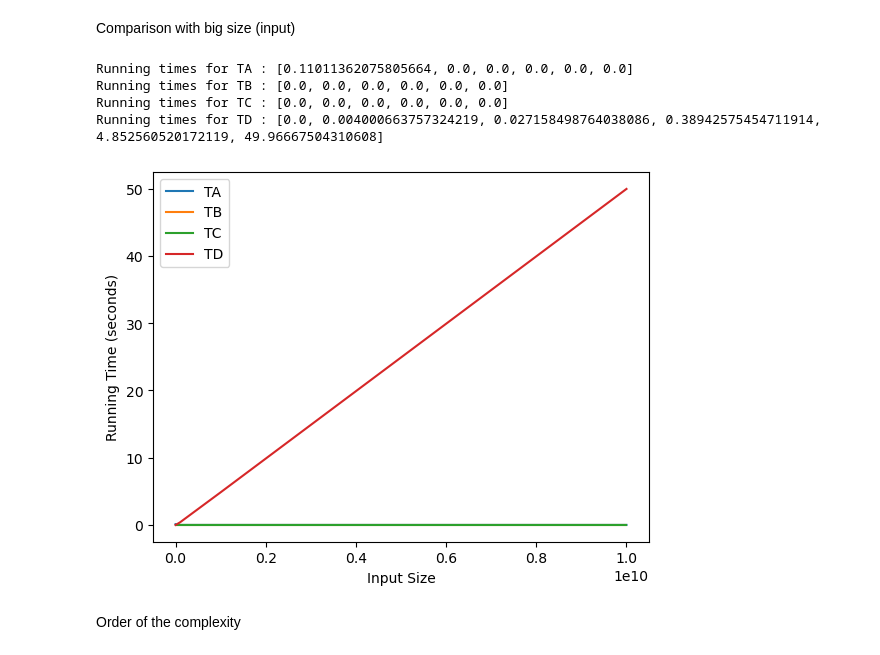
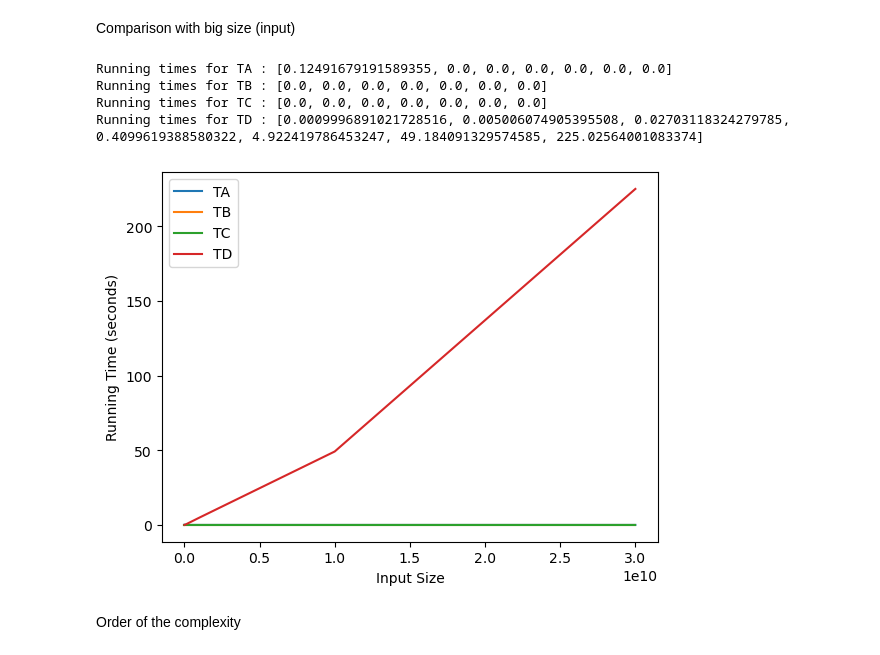
Before and after one commit to williamasesoftware/Complexity, a Jupyter notebook: first_homework.ipynb, the cells around one changed output. Cells and saved outputs as stored; diff of their text form; code cells hidden in the pictures.

```diff
--- a/first_homework.ipynb
+++ b/first_homework.ipynb
@@ -47,30 +49,30 @@ plt.show()
 # %% [markdown]
 Comparison with big size (input)
 # %%
-input_sizes = [100000,1000000,10000000,100000000,1000000000,10000000000]
+input_sizes = [100000,1000000,10000000,100000000,1000000000,10000000000,30000000000]
 complexities = [TA, TB, TC, TD]
 
 for complexity in complexities:
     running_times = []
     for size in input_sizes:
         start = time.time()
         result = complexity(size)
         end = time.time()
         running_times.append(end - start)
     print("Running times for", complexity.__name__, ":", running_times)
     plt.plot(input_sizes, running_times, label=complexity.__name__)
 
 
 plt.xlabel('Input Size')
 plt.ylabel('Running Time (seconds)')
 plt.legend()
 plt.show()
 # %% [output]
-Running times for TA : [0.11011362075805664, 0.0, 0.0, 0.0, 0.0, 0.0]
-Running times for TB : [0.0, 0.0, 0.0, 0.0, 0.0, 0.0]
-Running times for TC : [0.0, 0.0, 0.0, 0.0, 0.0, 0.0]
-Running times for TD : [0.0, 0.004000663757324219, 0.027158498764038086, 0.38942575454711914, 4.852560520172119, 49.96667504310608]
+Running times for TA : [0.12491679191589355, 0.0, 0.0, 0.0, 0.0, 0.0, 0.0]
+Running times for TB : [0.0, 0.0, 0.0, 0.0, 0.0, 0.0, 0.0]
+Running times for TC : [0.0, 0.0, 0.0, 0.0, 0.0, 0.0, 0.0]
+Running times for TD : [0.0009996891021728516, 0.005006074905395508, 0.02703118324279785, 0.4099619388580322, 4.922419786453247, 49.184091329574585, 225.02564001083374]
-[figure, old version]
+[figure, new version]
 # %% [markdown]
 Order of the complexity
 # %%
```
Also changed, not shown: parts of 3 cells of this notebook.
